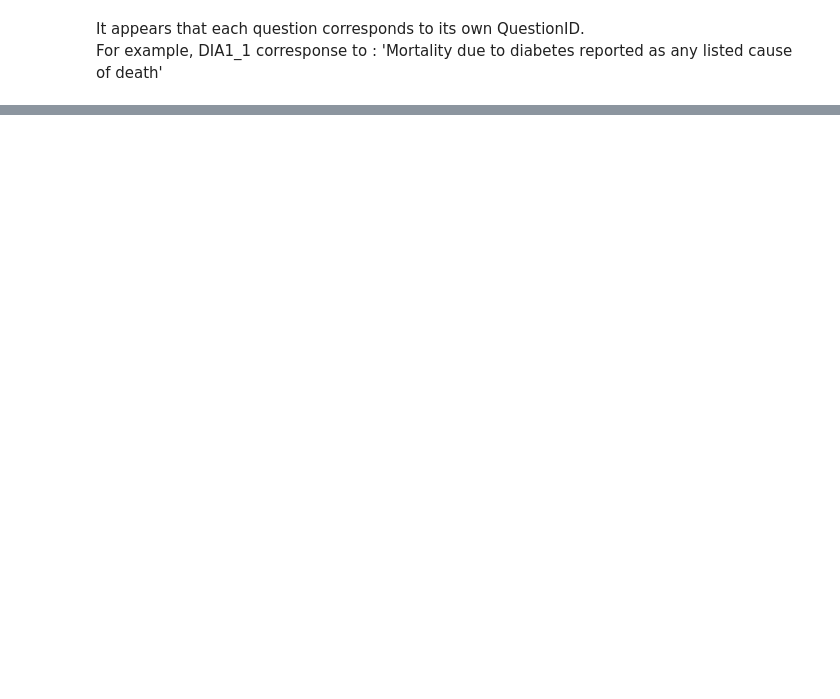
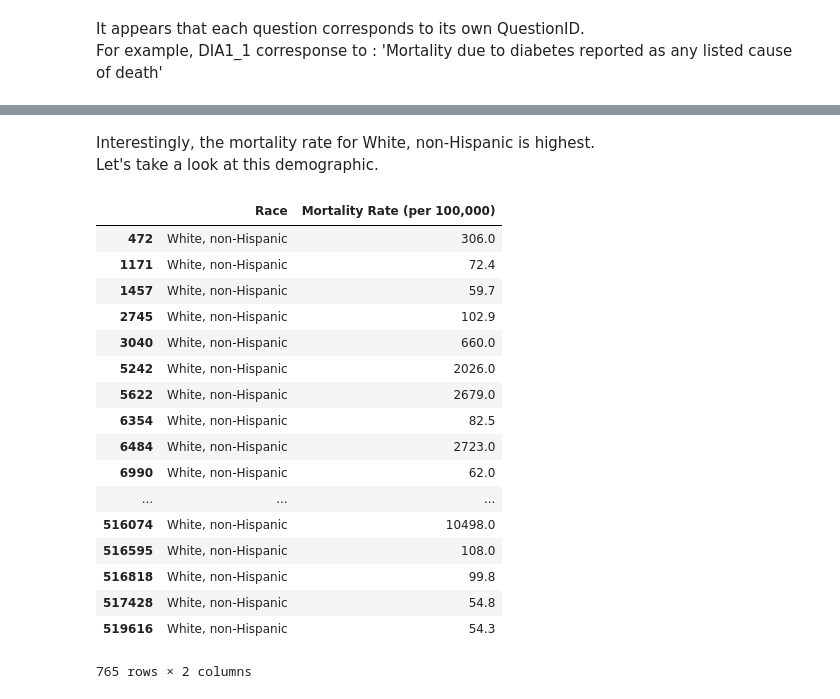
Before and after one commit to chinkevin/DataHacks2020, a Jupyter notebook: DataHacks2020-Science Track.ipynb, the cells around one changed output, grey strips where cells are left out. Drawn from its saved outputs; the diff is of its cells as text; code cells hidden in the pictures; blank space fills up the shorter version.

```diff
--- a/DataHacks2020-Science Track.ipynb
+++ b/DataHacks2020-Science Track.ipynb
@@ -275,0 +350,25 @@ For example, DIA1_1 corresponse to : 'Mortality due to diabetes reported as any
+# %% [markdown]
+Interestingly, the mortality rate for White, non-Hispanic is highest.
+Let's take a look at this demographic.
+# %%
+# diab_race_mortality.loc[diab_race_mortality.Race == 'White, non-Hispanic']
+diab_race_mortality.groupby('Race').describe()
+# %% [output]
+|  | Race | Mortality Rate (per 100,000) |
+| 472 | White, non-Hispanic | 306.0 |
+| 1171 | White, non-Hispanic | 72.4 |
+| 1457 | White, non-Hispanic | 59.7 |
+| 2745 | White, non-Hispanic | 102.9 |
+| 3040 | White, non-Hispanic | 660.0 |
+| 5242 | White, non-Hispanic | 2026.0 |
+| 5622 | White, non-Hispanic | 2679.0 |
+| 6354 | White, non-Hispanic | 82.5 |
+| 6484 | White, non-Hispanic | 2723.0 |
+| 6990 | White, non-Hispanic | 62.0 |
+| ... | ... | ... |
+| 516074 | White, non-Hispanic | 10498.0 |
+| 516595 | White, non-Hispanic | 108.0 |
+| 516818 | White, non-Hispanic | 99.8 |
+| 517428 | White, non-Hispanic | 54.8 |
+| 519616 | White, non-Hispanic | 54.3 |
+765 rows × 2 columns
```
Also changed, not shown: parts of 23 cells of this notebook.
